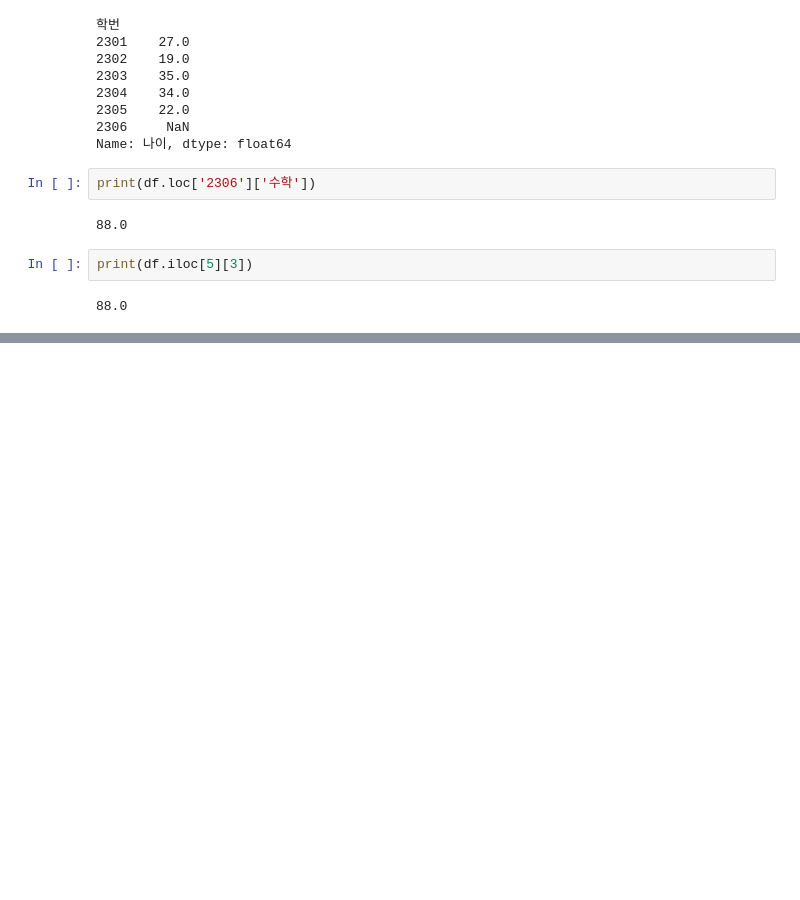
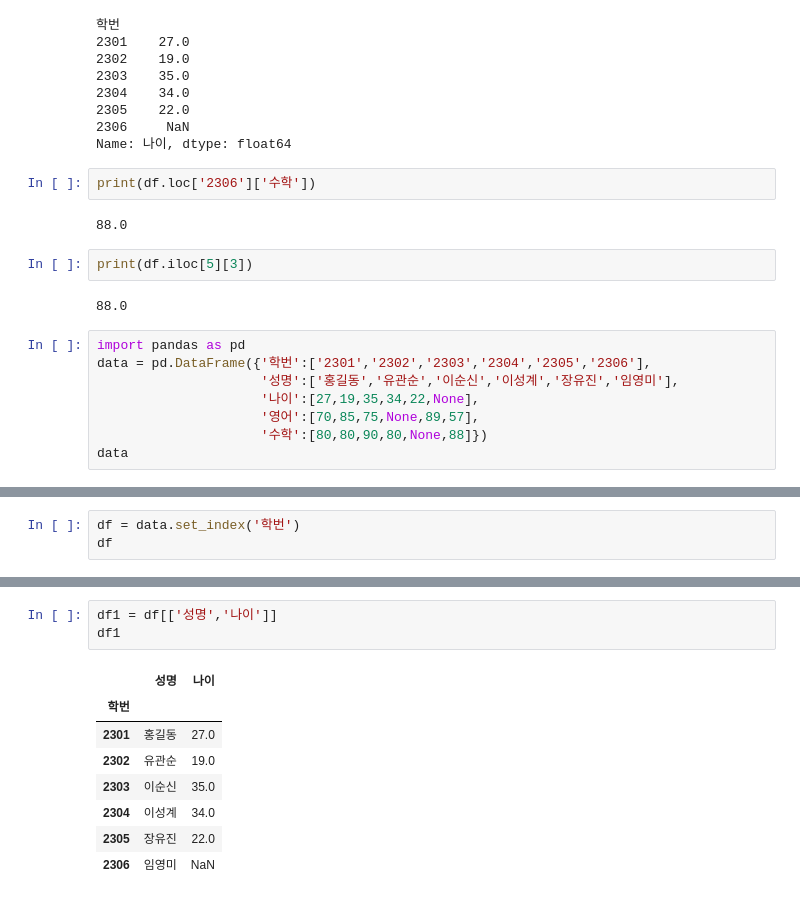
Before and after one commit to HongSeongMo/Bigdata_Analysis_Professional, a Jupyter notebook: 241015.ipynb, the cells around one changed output, grey strips where cells are left out. Saved outputs shown, nothing was run; the diff lists cells and outputs as text; blank space fills up the shorter version.

```diff
--- a/241015.ipynb
+++ b/241015.ipynb
@@ -482,3 +482,11 @@ print(df.loc['2306']['수학'])
 print(df.iloc[5][3])
 # %% [output]
 88.0
+# %%
+import pandas as pd
+data = pd.DataFrame({'학번':['2301','2302','2303','2304','2305','2306'],
+                     '성명':['홍길동','유관순','이순신','이성계','장유진','임영미'],
+                     '나이':[27,19,35,34,22,None],
+                     '영어':[70,85,75,None,89,57],
+                     '수학':[80,80,90,80,None,88]})
+data
@@ -484,0 +501,3 @@ print(df.iloc[5][3])
+# %%
+df = data.set_index('학번')
+df
@@ -484,0 +513,12 @@ print(df.iloc[5][3])
+# %%
+df1 = df[['성명','나이']]
+df1
+# %% [output]
+|  | 성명 | 나이 |
+| 학번 |  |  |
+| 2301 | 홍길동 | 27.0 |
+| 2302 | 유관순 | 19.0 |
+| 2303 | 이순신 | 35.0 |
+| 2304 | 이성계 | 34.0 |
+| 2305 | 장유진 | 22.0 |
+| 2306 | 임영미 | NaN |
```
Also changed, not shown: parts of 9 cells of this notebook.
